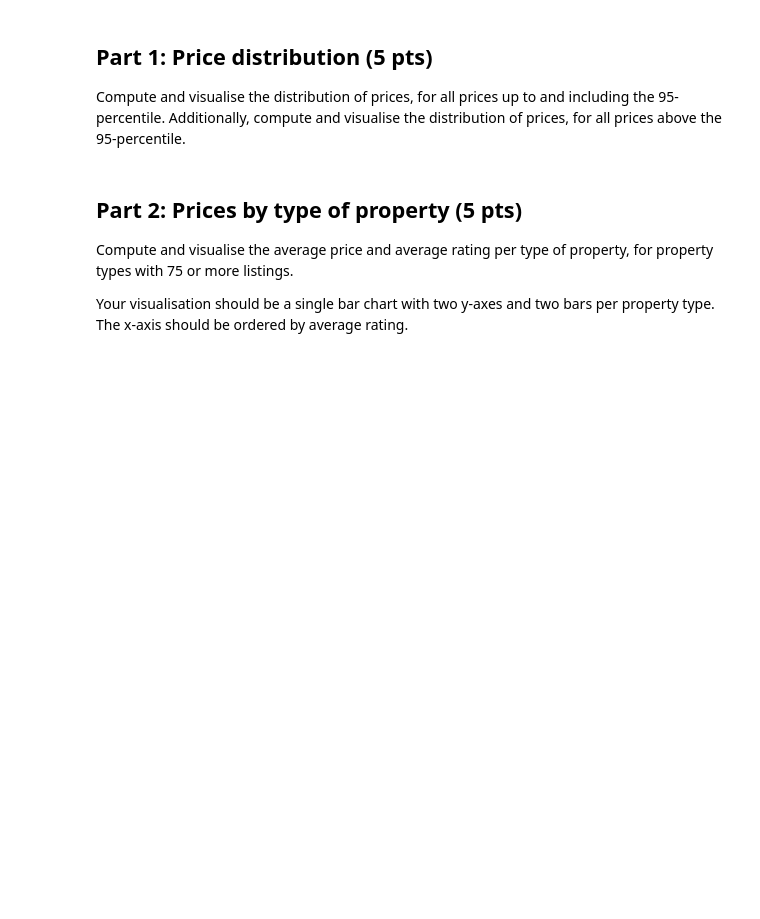
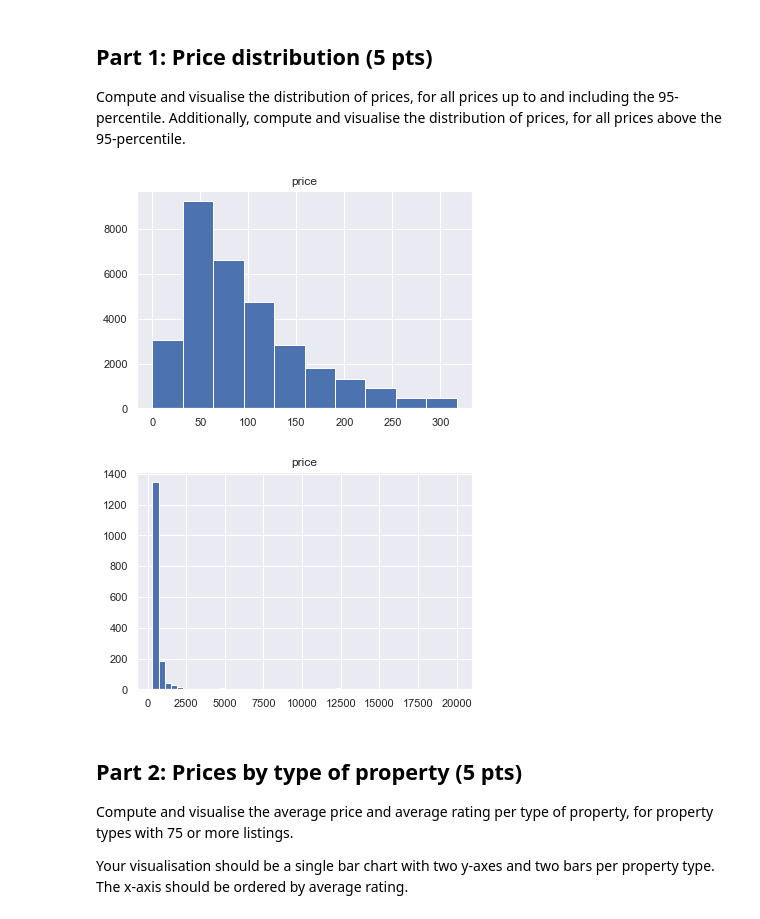
Before and after one commit to LaurineDargaud/DTU_CT_Assignment2, a Jupyter notebook: 02807_Project_2_FINAL.ipynb, the cells around one changed output. Cells and saved outputs as stored; diff of their text form; code cells hidden in the pictures; blank space fills up the shorter version.

```diff
--- a/02807_Project_2_FINAL.ipynb
+++ b/02807_Project_2_FINAL.ipynb
@@ -254,6 +337,7 @@ In this exercise you must use Spark to do the data processing.
 Your dataframe is a subset of `df_listings_analysis` and should be named `df_listings_london`.
 # %%
 # your code goes here
+df_listings_london = df_listings_analysis.filter(F.col('city')=='London')
 # %% [markdown]
 ## Part 1: Price distribution (5 pts)
 
@@ -263,3 +345,24 @@ Compute and visualise the distribution of prices, for all prices up to and inclu
+# %%
+# your code goes here
+
+# get the value of the 95-percentile
+value_95percentile = df_listings_london.agg(F.percentile_approx('price', [0.95]).alias('95-percentile')).collect()[0]['95-percentile'][0]
+
+# compute prices below then above the 95-percentile value
+prices_below_95percentile = df_listings_london.filter(F.col('price') <= value_95percentile).select('price')
+prices_above_95percentile = df_listings_london.filter(F.col('price') > value_95percentile).select('price')
+
+# to pandas
+pd_prices_below_95percentile = prices_below_95percentile.toPandas()
+pd_prices_above_95percentile = prices_above_95percentile.toPandas()
+
+# visualisation
+pd_prices_below_95percentile.hist()
+pd_prices_above_95percentile.hist(bins=50)
+plt.show()
+# %% [output]
+[figure, added]
+[figure, added]
 # %% [markdown]
 ## Part 2: Prices by type of property (5 pts)
 
```
Also changed, not shown: parts of 20 cells of this notebook, 1 other file.
